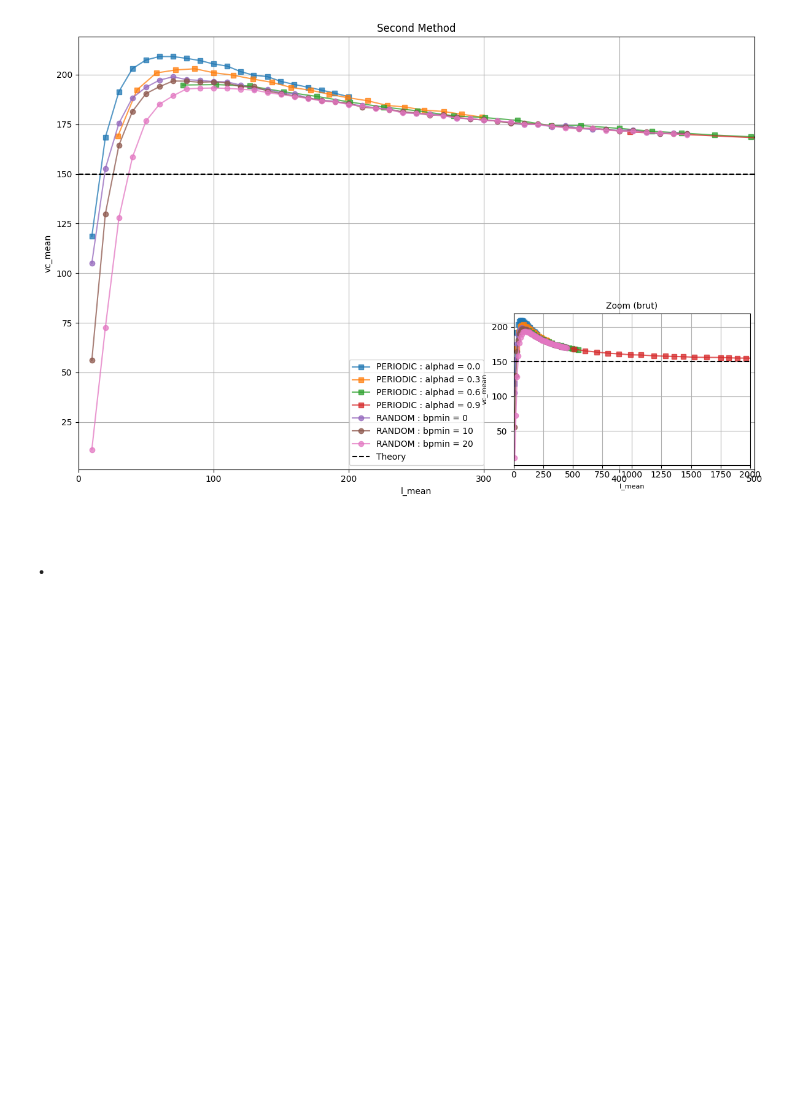
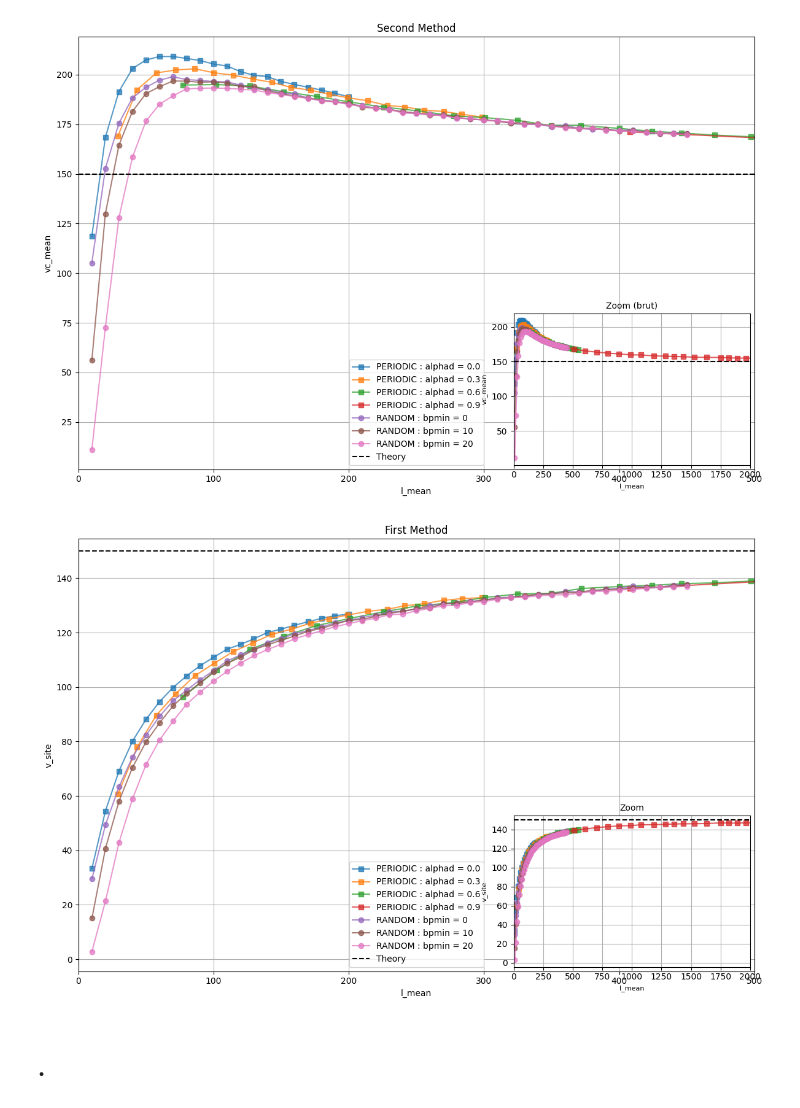
Before and after one commit to npelletbossot/Workspace, a Jupyter notebook: notebooks/one_step/post_processing/compaction.ipynb, the cells around one changed output. Drawn from its saved outputs; the diff is of its cells as text; code cells hidden in the pictures; blank space fills up the shorter version.

```diff
--- a/notebooks/one_step/post_processing/compaction.ipynb
+++ b/notebooks/one_step/post_processing/compaction.ipynb
@@ -731,5 +731,63 @@ plt.tight_layout()
 plt.show()
 # %% [output]
 [figure]
+# %%
+# ─────────────────────────────────────────────
+# FIGURE - IN SITE
+# ─────────────────────────────────────────────
+
+fig, ax = plt.subplots(figsize=(12, 8))
+
+
+# ── Main ──────────────────────────────────────
+
+for group in df_periodic.partition_by("alphad", as_dict=False):
+    alphad = group["alphad"][0]
+    l_mean = group["l_mean"].to_numpy()
+    v_mean = group["v_mean"].to_numpy()
+    ax.plot(l_mean, v_mean, marker="s", ls="-", alpha=0.75, label=f"PERIODIC : alphad = {alphad}")
+
+for group in df_random.partition_by("bpmin", as_dict=False):
+    bpmin  = group["bpmin"][0]
+    l_mean = group["l"].to_numpy()
+    v_mean = group["v_mean"].to_numpy()
+    ax.plot(l_mean, v_mean, marker="o", ls="-", alpha=0.75, label=f"RANDOM : bpmin = {bpmin}")
+
+ax.axhline(mu_selected, c="k", ls="--", label="Theory")
+ax.set_title("First Method")
+ax.set_xlim([0, xlim_main])
+ax.set_xlabel("l_mean")
+ax.set_ylabel("v_site")
+ax.legend(loc="lower center")
+ax.grid(True)
+
+
+# ── Inset ─────────────────────────────────────
+
+ax_inset = inset_axes(ax, width="35%", height="35%", loc="lower right")
+
+for group in df_periodic.partition_by("alphad", as_dict=False):
+    l_mean = group["l_mean"].to_numpy()
+    v_mean = group["v_mean"].to_numpy()
+    ax_inset.plot(l_mean, v_mean, marker="s", ls="-", alpha=0.75)
+
+for group in df_random.partition_by("bpmin", as_dict=False):
+    l_mean = group["l"].to_numpy()
+    v_mean = group["v_mean"].to_numpy()
+    ax_inset.plot(l_mean, v_mean, marker="o", ls="-", alpha=0.75)
+
+ax_inset.axhline(mu_selected, c="k", ls="--")
+ax_inset.set_xlim([0, xlim_sub])
+ax_inset.set_ylim(ax.get_ylim())
+ax_inset.set_xlabel("l_mean", fontsize=8)
+ax_inset.set_ylabel("v_site", fontsize=8)
+ax_inset.set_title("Zoom", fontsize=10)
+ax_inset.grid(True)
+
+
+plt.tight_layout()
+plt.show()
+# %% [output]
+[figure, added]
 # %% [markdown]
 # .
```
Also changed, not shown: 1 other file.
